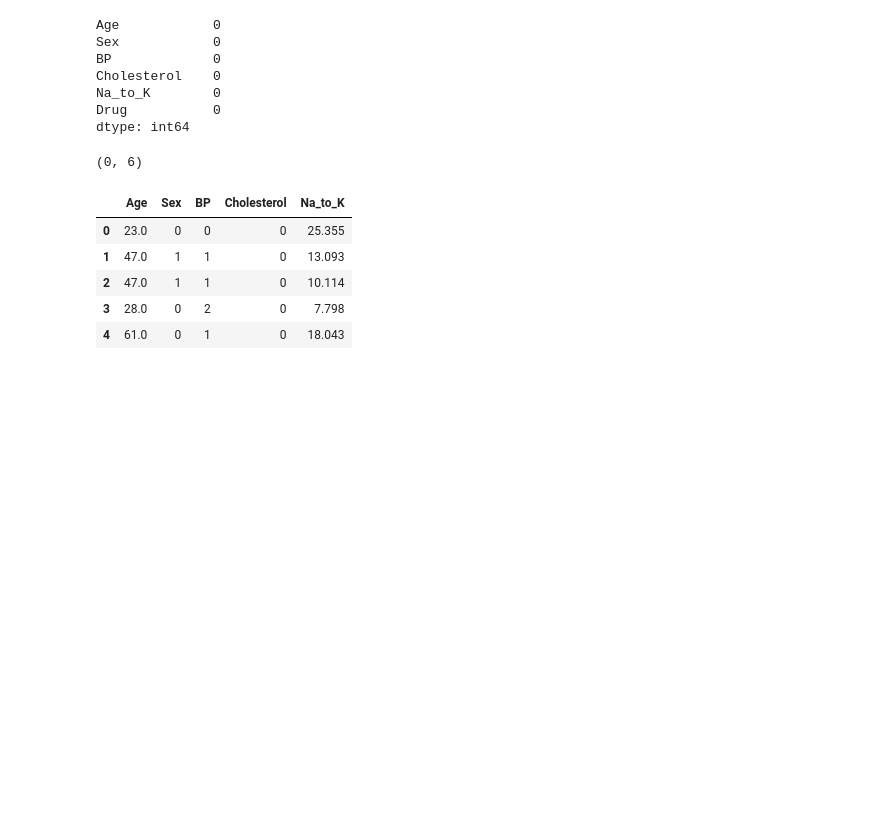
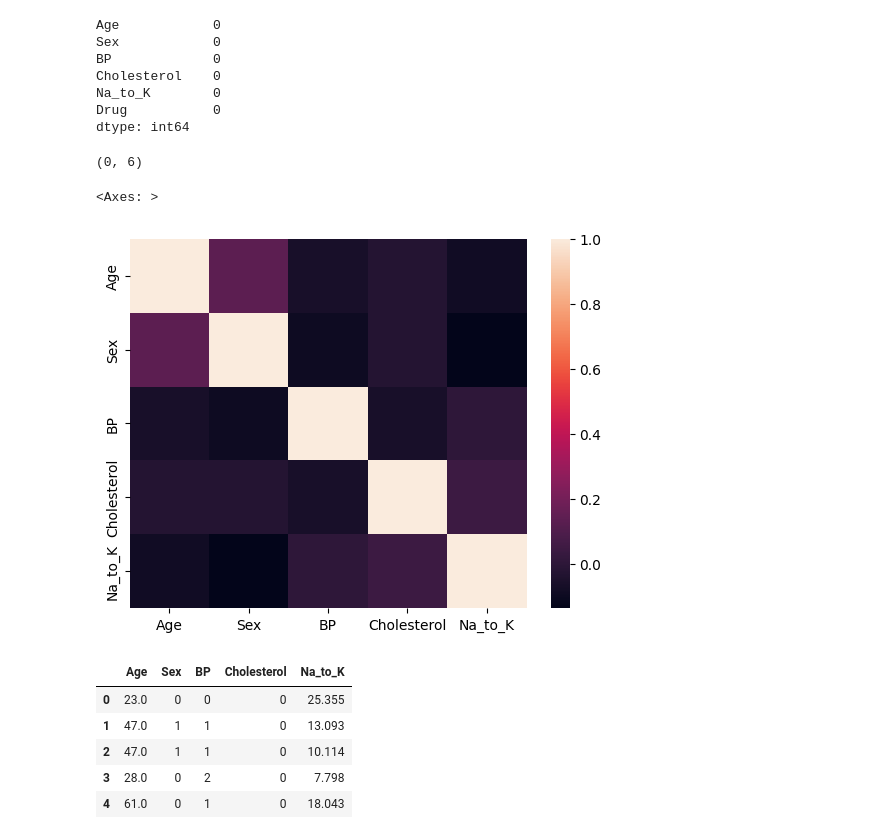
Before and after one commit to joji-c/mljourney, a Jupyter notebook: gui-building/drug_type/drug_process.ipynb, the cells around one changed output. Saved outputs shown, nothing was run; the diff lists cells and outputs as text; code cells hidden in the pictures; blank space fills up the shorter version.

```diff
--- a/gui-building/drug_type/drug_process.ipynb
+++ b/gui-building/drug_type/drug_process.ipynb
@@ -21,6 +21,13 @@ df[df.duplicated].shape
 df["Sex"]=df["Sex"].map({"F":0,"M":1})
 df["BP"]=df["BP"].map({'HIGH':0, 'LOW':1, 'NORMAL':2})
 df["Cholesterol"]=df["Cholesterol"].map({'HIGH':0, 'LOW':1, 'NORMAL':2})
+# %%
+import seaborn as sns
+col=["Age","Sex","BP","Cholesterol","Na_to_K"]
+sns.heatmap(df[col].corr())
+# %% [output]
+<Axes: >
+[figure, added]
 # %%
 x=df.iloc[:,:-1]
 y=df.iloc[:,-1]
```
Also changed, not shown: parts of 2 cells of this notebook, 2 other files.
